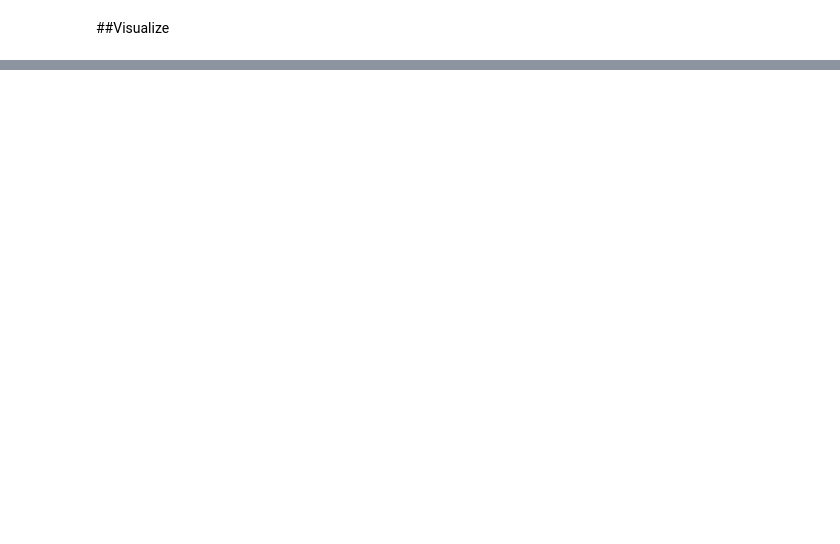
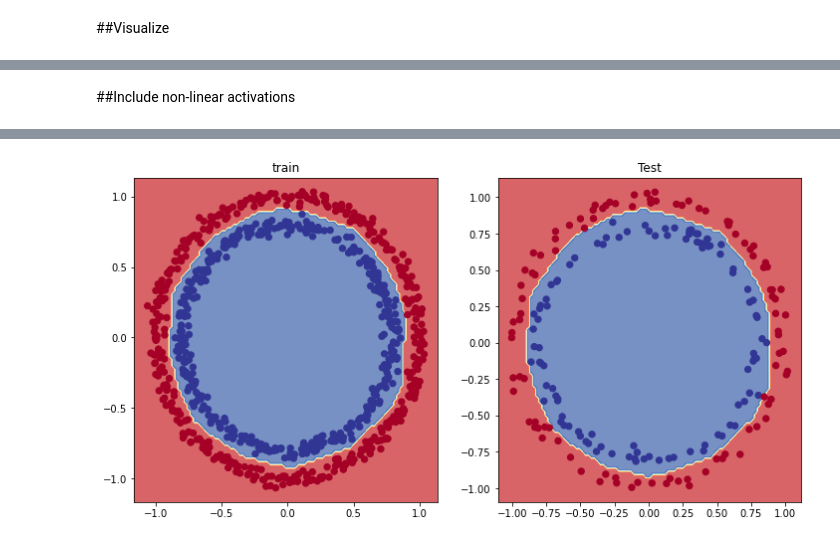
Before and after one commit to ashbyp/mltorch, a Jupyter notebook: colab/pytorch_classification.ipynb, the cells around one changed output, grey strips where cells are left out. Drawn from its saved outputs; the diff is of its cells as text; code cells hidden in the pictures; blank space fills up the shorter version.

```diff
--- a/colab/pytorch_classification.ipynb
+++ b/colab/pytorch_classification.ipynb
@@ -209,0 +313,66 @@ Epoch: 90 Loss: 0.6929798722267151 Test loss: 0.6946796774864197 Accuracy: 45.0
+# %% [markdown]
+##Include non-linear activations
+# %%
+from torch import nn
+class CircleModelV2(nn.Module):
+    def __init__(self):
+        super().__init__()
+        self.layer_1 = nn.Linear(in_features=2, out_features=20)
+        self.layer_2 = nn.Linear(in_features=20, out_features=20)
+        self.layer_3 = nn.Linear(in_features=20, out_features=1)
+        self.relu = nn.ReLU() # <- add in ReLU activation function
+
+    def forward(self, x):
+       return self.layer_3(self.relu(self.layer_2(self.relu(self.layer_1(x)))))
+
+model_2 = CircleModelV2().to(device)
+model_2
+
+loss_fn = nn.BCEWithLogitsLoss() #
+optimizer = torch.optim.SGD(params=model_2.parameters(), lr=0.1)
+
+torch.manual_seed(42)
+torch.cuda.manual_seed(42)
+epochs = 3000
+
+X_train, y_train, X_test, y_test = X_train.to(device), y_train.to(device), \
+                                  X_test.to(device), y_test.to(device)
+
+print(len(X_train), len(y_train), len(X_test), len(y_test))
+
+epoch_counts = []
+loss_values = []
+test_loss_values = []
+
+for epoch in range(epochs):
+  model_2.train()
+  y_logits = model_2(X_train).squeeze()
+  y_pred = torch.round(torch.sigmoid(y_logits))
+  loss = loss_fn(y_logits, y_train)
+  acc = accuracy_fn(y_true=y_train, y_pred=y_pred)
+  optimizer.zero_grad()
+  loss.backward()
+  optimizer.step()
+
+  model_2.eval()
+  with torch.inference_mode():
+    test_logits = model_2(X_test).squeeze()
+    test_pred = torch.round(torch.sigmoid(test_logits))
+    test_loss = loss_fn(test_logits, y_test)
+    test_acc = accuracy_fn(y_true=y_test, y_pred=test_pred)
+
+  if epoch % 100 == 0:
+    print(f'Epoch: {epoch} Loss: {loss} Test loss: {test_loss} Accuracy: {test_acc}')
+
+    epoch_counts.append(epoch)
+    loss_values.append(loss)
+    test_loss_values.append(test_loss)
+
+plt.figure(figsize=(12, 6))
+plt.subplot(1, 2, 1)
+plt.title('train')
+plot_decision_boundary(model_2, X_train, y_train)
+plt.subplot(1, 2, 2)
+plt.title('Test')
+plot_decision_boundary(model_2, X_test, y_test)
+# %% [output]
@@ -209,0 +396 @@ Epoch: 90 Loss: 0.6929798722267151 Test loss: 0.6946796774864197 Accuracy: 45.0
+[figure, added]
```
Also changed, not shown: parts of 8 cells of this notebook.
